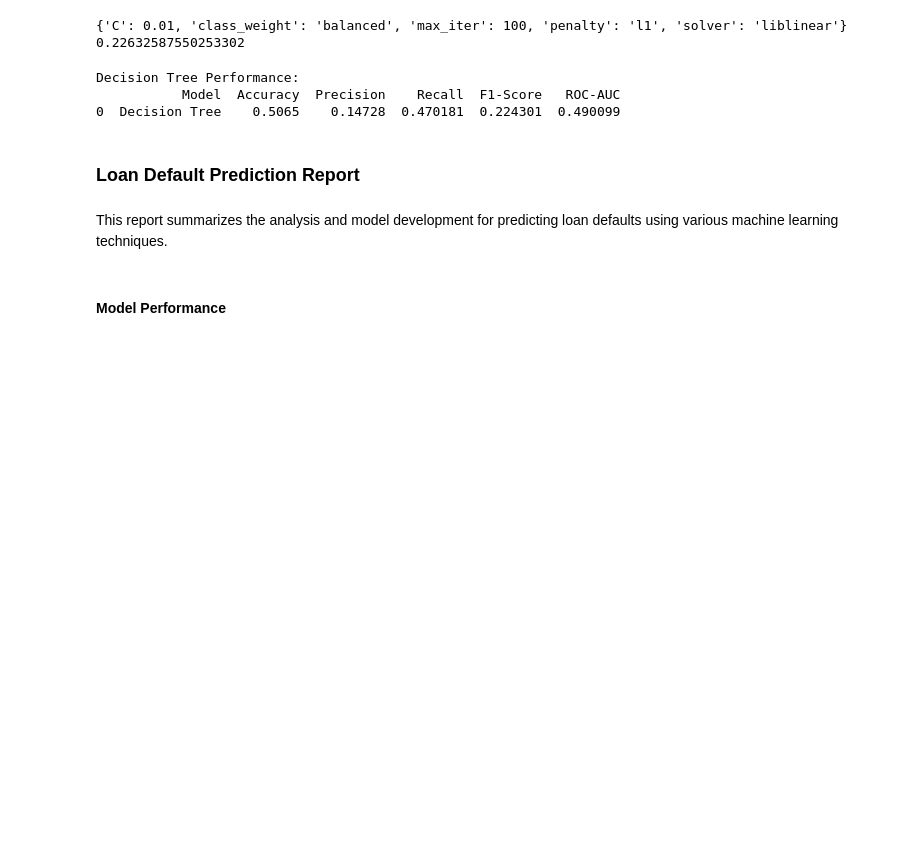
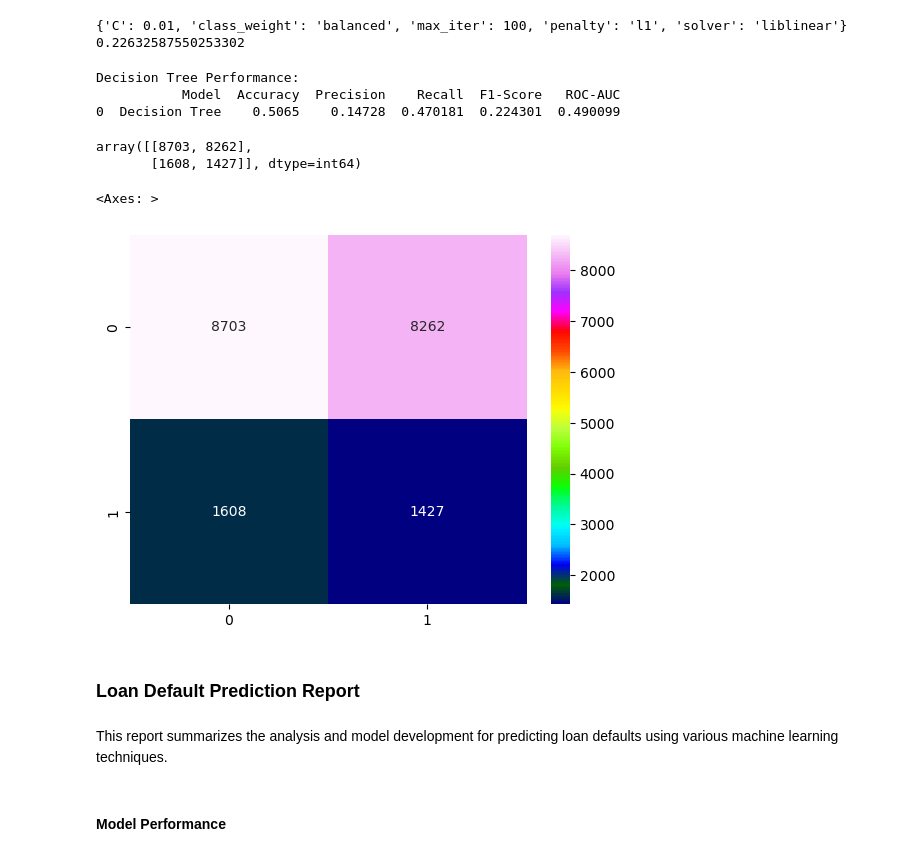
Before and after one commit to krishnabb01/Loan-Prediction, a Jupyter notebook: Loan_Predicating.ipynb, the cells around one changed output. Saved outputs shown, nothing was run; the diff lists cells and outputs as text; code cells hidden in the pictures; blank space fills up the shorter version.

```diff
--- a/Loan_Predicating.ipynb
+++ b/Loan_Predicating.ipynb
@@ -462,6 +463,17 @@ print(pd.DataFrame([metrics]))
 Decision Tree Performance:
            Model  Accuracy  Precision    Recall  F1-Score   ROC-AUC
 0  Decision Tree    0.5065    0.14728  0.470181  0.224301  0.490099
+# %%
+cm = confusion_matrix(y_test,y_pred)
+cm
+# %% [output]
+array([[8703, 8262],
+       [1608, 1427]], dtype=int64)
+# %%
+sns.heatmap(cm,annot=True,cmap="gist_ncar",fmt=".0f", cbar_kws={'format': '%.0f'})
+# %% [output]
+<Axes: >
+[figure, added]
 # %% [markdown]
 ### Loan Default Prediction Report
 # %% [markdown]
```
Also changed, not shown: parts of 7 cells of this notebook.
